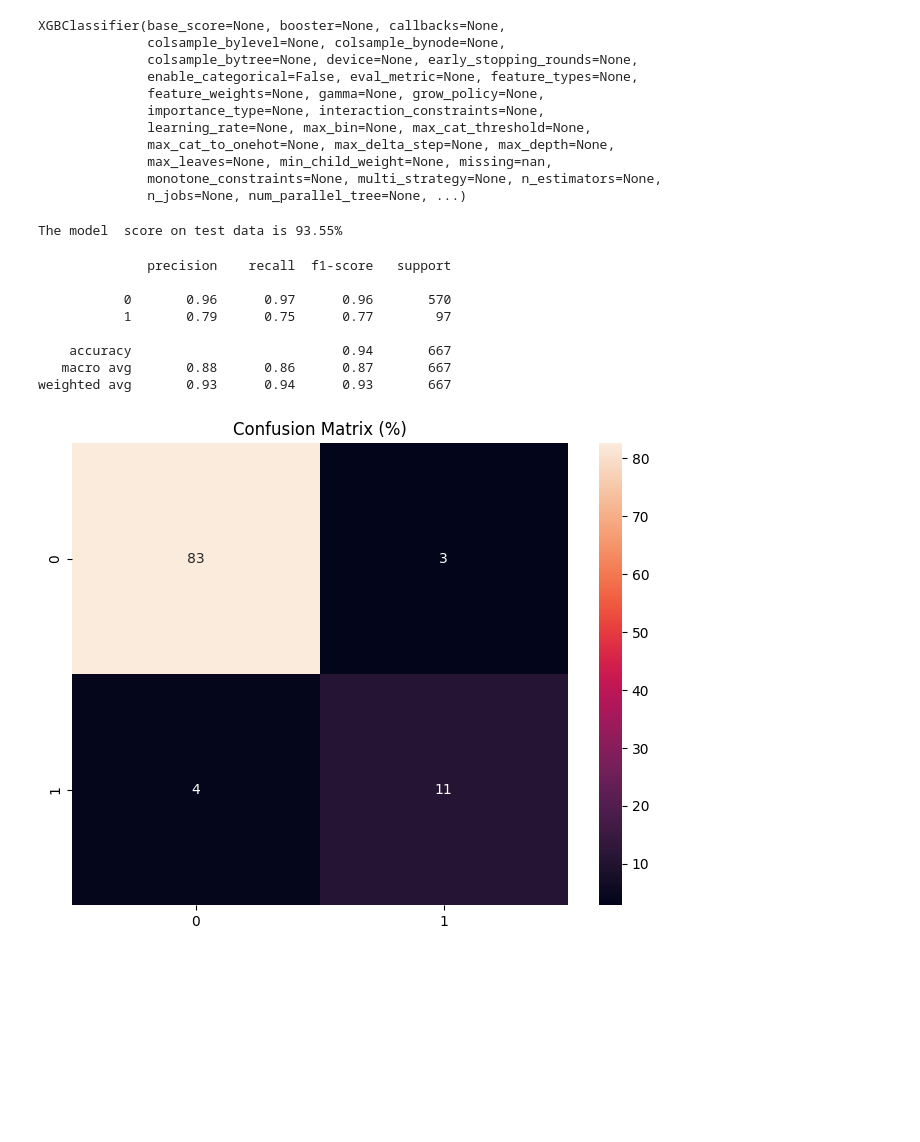
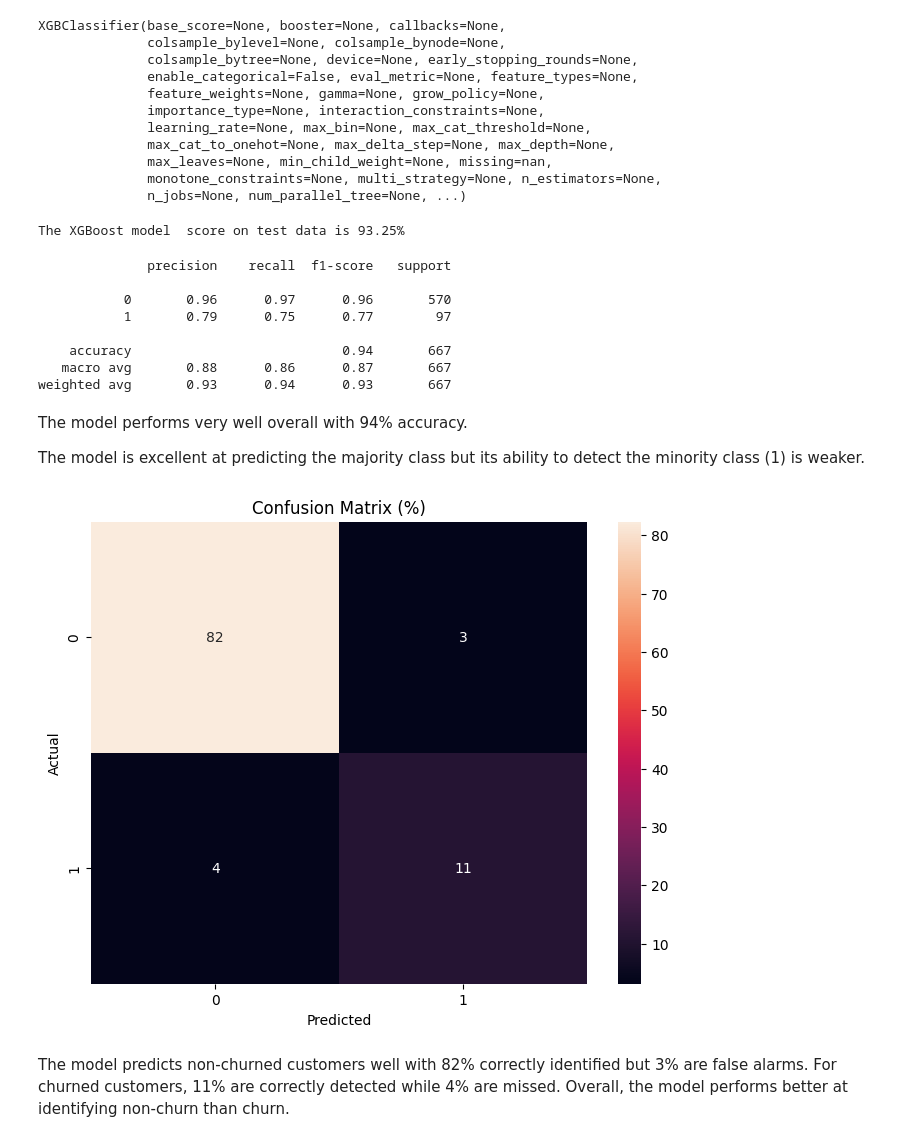
Before and after one commit to JoshuaKiluu/syria-tel-churn-prediction, a Jupyter notebook: index.ipynb, the cells around one changed output. Saved outputs shown, nothing was run; the diff lists cells and outputs as text; code cells hidden in the pictures; blank space fills up the shorter version.

```diff
--- a/index.ipynb
+++ b/index.ipynb
@@ -575,4 +580,6 @@ It involves converting binary categorical variables(Yes/No) to numeric (1/0).
 #label encode  international plan, voice mail plan and churn
 le = LabelEncoder()
 st_df1["churn"] = le.fit_transform(st_df1["churn"])
+st_df1["international plan"] = le.fit_transform(st_df1["international plan"])
+st_df1["voice mail plan"] = le.fit_transform(st_df1["voice mail plan"])
 # %% [markdown]
@@ -581,6 +587,6 @@ A technique that transforms categorical variables with more than two categories
 # %%
 #columns to one hot encode
-cols_to_ohe = ["region","area code", 'international plan', "voice mail plan"]
+cols_to_ohe = ["region","area code"]
 
 #one hot encoding
 ohe_cols = pd.get_dummies(st_df1[cols_to_ohe], drop_first=True, dtype="int")
@@ -949,9 +987,9 @@ XGBClassifier(base_score=None, booster=None, callbacks=None,
 y_pred3 = xg.predict(X_test_s)
 
 #calculate accuracy on test data
-print(f"The model  score on test data is {accuracy_score(y_test, y_pred3)*100:.2f}%")
+print(f"The XGBoost model  score on test data is {accuracy_score(y_test, y_pred3)*100:.2f}%")
 # %% [output]
-The model  score on test data is 93.55%
+The XGBoost model  score on test data is 93.25%
 # %%
 print(classification_report(y_test, y_pred3))
 # %% [output]
@@ -963,19 +1001,27 @@ print(classification_report(y_test, y_pred3))
     accuracy                           0.94       667
    macro avg       0.88      0.86      0.87       667
 weighted avg       0.93      0.94      0.93       667
+# %% [markdown]
+The model performs very well overall with 94% accuracy.
+
+The model is excellent at predicting the majority class but its ability to detect the minority class (1) is weaker.
 # %%
-#comute confusion matrix
+#compute confusion matrix
 conf = confusion_matrix(y_test, y_pred3)
 
 #normalize to show percentages
 conf_percent = conf / conf.sum()*100
 
 #plot heatamap
 plt.figure(figsize=(8,6))
 sns.heatmap(conf_percent, annot=True, fmt=".0f")
+plt.xlabel("Predicted")
+plt.ylabel("Actual")
 plt.title("Confusion Matrix (%)")
 plt.show();
 # %% [output]
-[figure, old version]
+[figure, new version]
+# %% [markdown]
+The model predicts non-churned customers well with 82% correctly identified but 3% are false alarms. For churned customers, 11% are correctly detected while 4% are missed. Overall, the model performs better at identifying non-churn than churn.
 # %%
 #predict probabilities for the positive class
```
Also changed, not shown: parts of 94 cells of this notebook.
